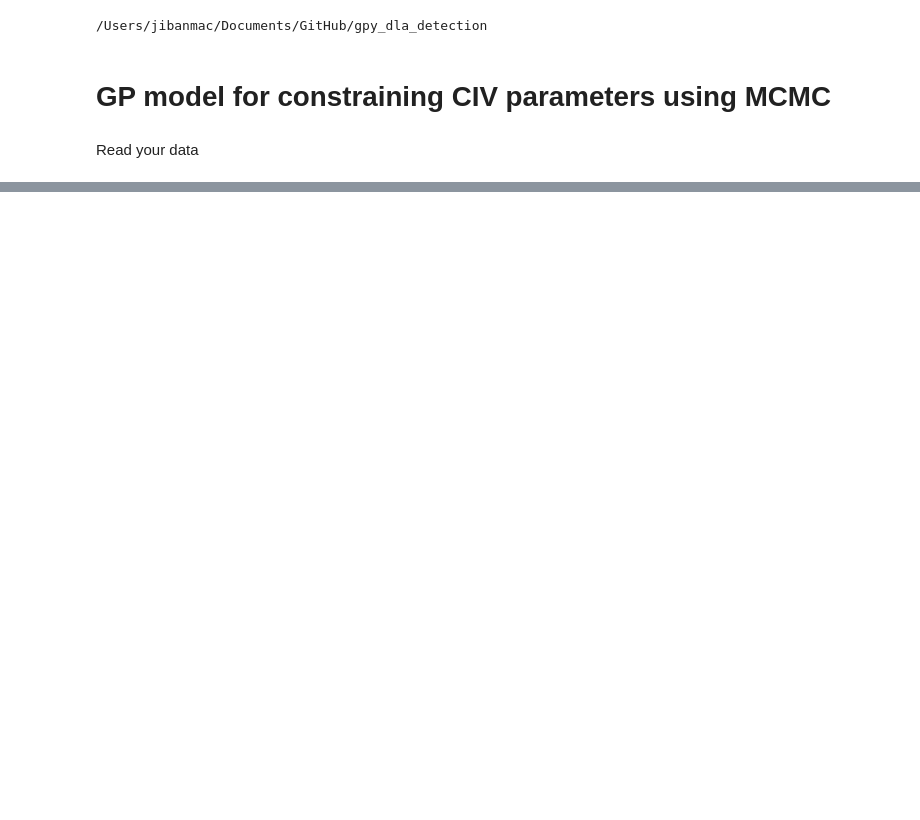
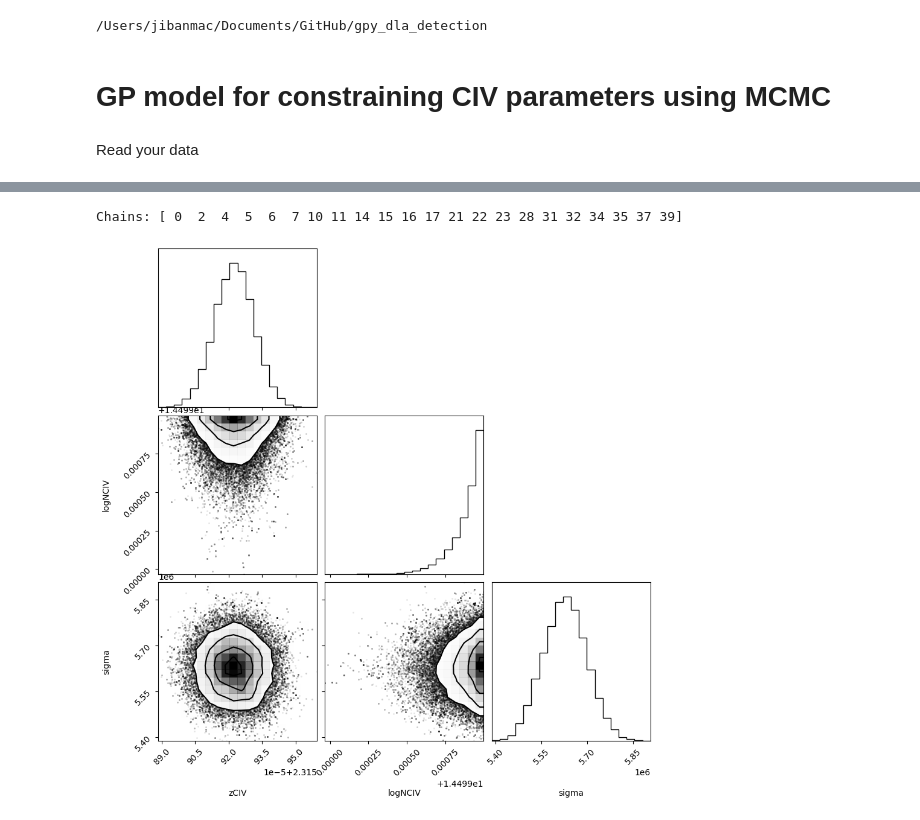
Before and after one commit to jibanCat/gpy_dla_detection, a Jupyter notebook: notebooks/GP CIV using MCMC.ipynb, the cells around one changed output, grey strips where cells are left out. Saved outputs shown, nothing was run; the diff lists cells and outputs as text; code cells hidden in the pictures; blank space fills up the shorter version.

```diff
--- a/notebooks/GP CIV using MCMC.ipynb
+++ b/notebooks/GP CIV using MCMC.ipynb
@@ -89,0 +168,26 @@ Text(0, 0.5, 'Flux [$10^{-17} erg/s/cm^2/\\AA$]')
+# %%
+min_z = 2.3
+max_z = 2.35
+discard = 4000
+
+# [min_z, max_z] only plot those samples within min_z~max_z range
+selected_ind = np.where(
+    (samples[:, :, :].mean(axis=0)[:, 0] > min_z) &
+    (samples[:, :, :].mean(axis=0)[:, 0] < max_z) )[0]
+# flatten multiple chains to one chain
+flat_samples = samples[discard:, selected_ind, :].reshape(
+    (samples.shape[0] - discard) * len(selected_ind), samples.shape[-1]
+)
+
+try:
+    # a corner plot
+    fig = corner.corner(flat_samples, labels=labels,)
+    fig.set_figheight(10)
+    fig.set_figwidth(10)
+    print("Chains:", selected_ind)
+except AssertionError as e:
+    print(e)
+    print("[Warning] Did not find this absorber. Try to increase the nwalkers")
+# %% [output]
+Chains: [ 0  2  4  5  6  7 10 11 14 15 16 17 21 22 23 28 31 32 34 35 37 39]
+[figure, added]
```
Also changed, not shown: parts of 12 cells of this notebook.
